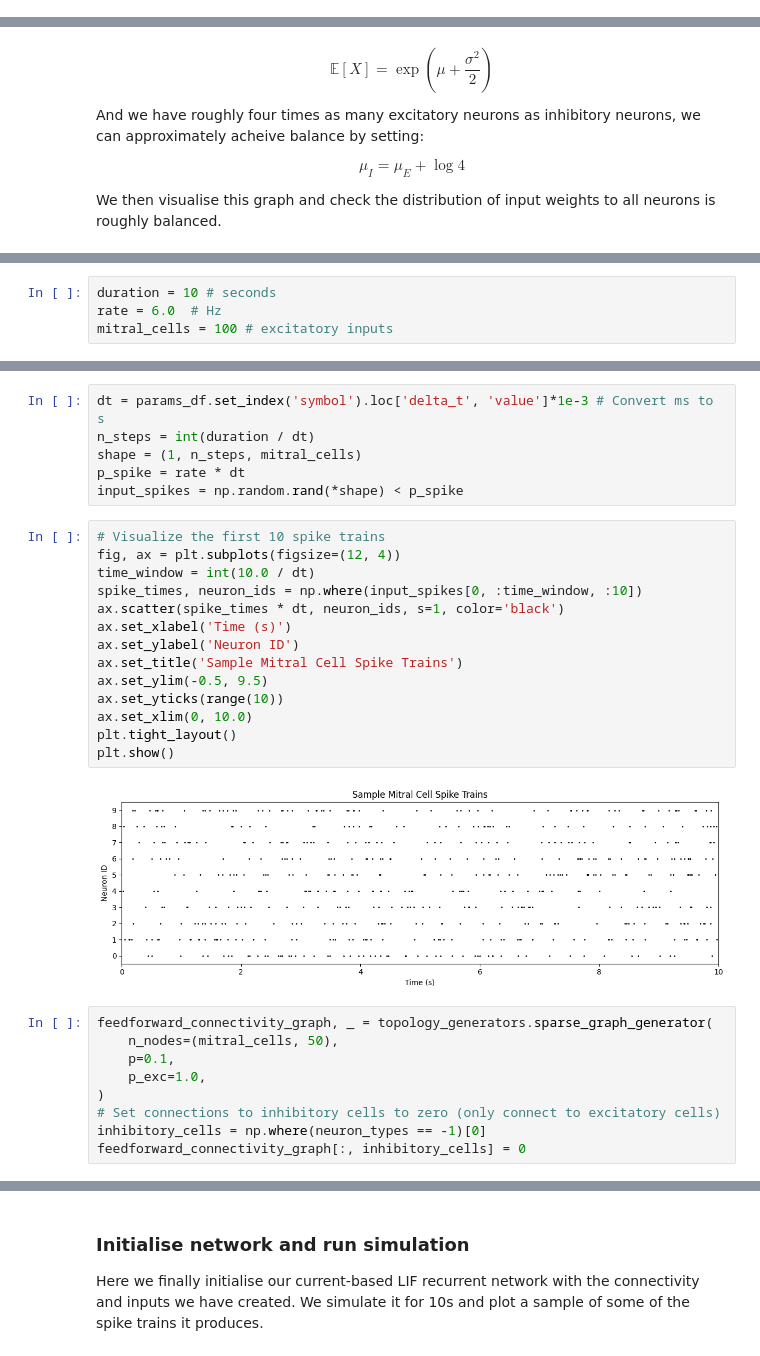
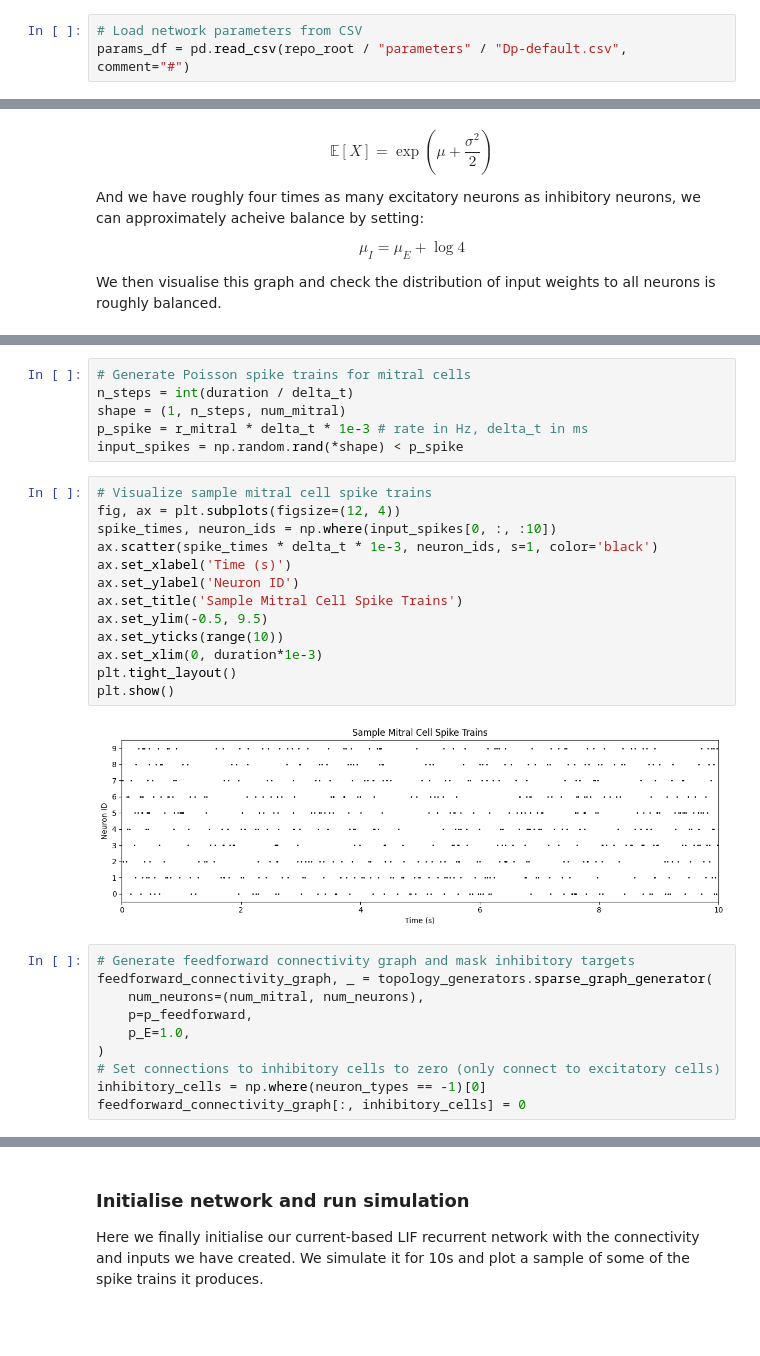
Before and after one commit to rory-bedford/connectome-snns, a Jupyter notebook: notebooks/generating-spiketrains-example.ipynb, the cells around one changed output, grey strips where cells are left out. Cells and saved outputs as stored; diff of their text form; blank space fills up the shorter version.

```diff
--- a/notebooks/generating-spiketrains-example.ipynb
+++ b/notebooks/generating-spiketrains-example.ipynb
@@ -29,0 +32,3 @@ Repository root: /home/bedfrory/Documents/connectome-snns
+# %%
+# Load network parameters from CSV
+params_df = pd.read_csv(repo_root / "parameters" / "Dp-default.csv", comment="#")
@@ -141,6 +215,2 @@ To simulate baseline activity in the zebrafish olfactory bulb (OB), we simulate
 
 We also decide at this point to simulate the network activity for 10s.
-# %%
-duration = 10 # seconds
-rate = 6.0  # Hz
-mitral_cells = 100 # excitatory inputs
@@ -147,30 +236,30 @@ mitral_cells = 100 # excitatory inputs
 # %%
-dt = params_df.set_index('symbol').loc['delta_t', 'value']*1e-3 # Convert ms to s
-n_steps = int(duration / dt)
-shape = (1, n_steps, mitral_cells)
-p_spike = rate * dt
+# Generate Poisson spike trains for mitral cells
+n_steps = int(duration / delta_t)
+shape = (1, n_steps, num_mitral)
+p_spike = r_mitral * delta_t * 1e-3 # rate in Hz, delta_t in ms
 input_spikes = np.random.rand(*shape) < p_spike
 # %%
-# Visualize the first 10 spike trains
+# Visualize sample mitral cell spike trains
 fig, ax = plt.subplots(figsize=(12, 4))
-time_window = int(10.0 / dt)
-spike_times, neuron_ids = np.where(input_spikes[0, :time_window, :10])
-ax.scatter(spike_times * dt, neuron_ids, s=1, color='black')
+spike_times, neuron_ids = np.where(input_spikes[0, :, :10])
+ax.scatter(spike_times * delta_t * 1e-3, neuron_ids, s=1, color='black')
 ax.set_xlabel('Time (s)')
 ax.set_ylabel('Neuron ID')
 ax.set_title('Sample Mitral Cell Spike Trains')
 ax.set_ylim(-0.5, 9.5)
 ax.set_yticks(range(10))
-ax.set_xlim(0, 10.0)
+ax.set_xlim(0, duration*1e-3)
 plt.tight_layout()
 plt.show()
 # %% [output]
-[figure, old version]
+[figure, new version]
 # %%
+# Generate feedforward connectivity graph and mask inhibitory targets
 feedforward_connectivity_graph, _ = topology_generators.sparse_graph_generator(
-    n_nodes=(mitral_cells, 50),
-    p=0.1,
-    p_exc=1.0,
+    num_neurons=(num_mitral, num_neurons),
+    p=p_feedforward,
+    p_E=1.0,
 )
 # Set connections to inhibitory cells to zero (only connect to excitatory cells)
 inhibitory_cells = np.where(neuron_types == -1)[0]
```
Also changed, not shown: parts of 25 cells of this notebook, 4 other files.
